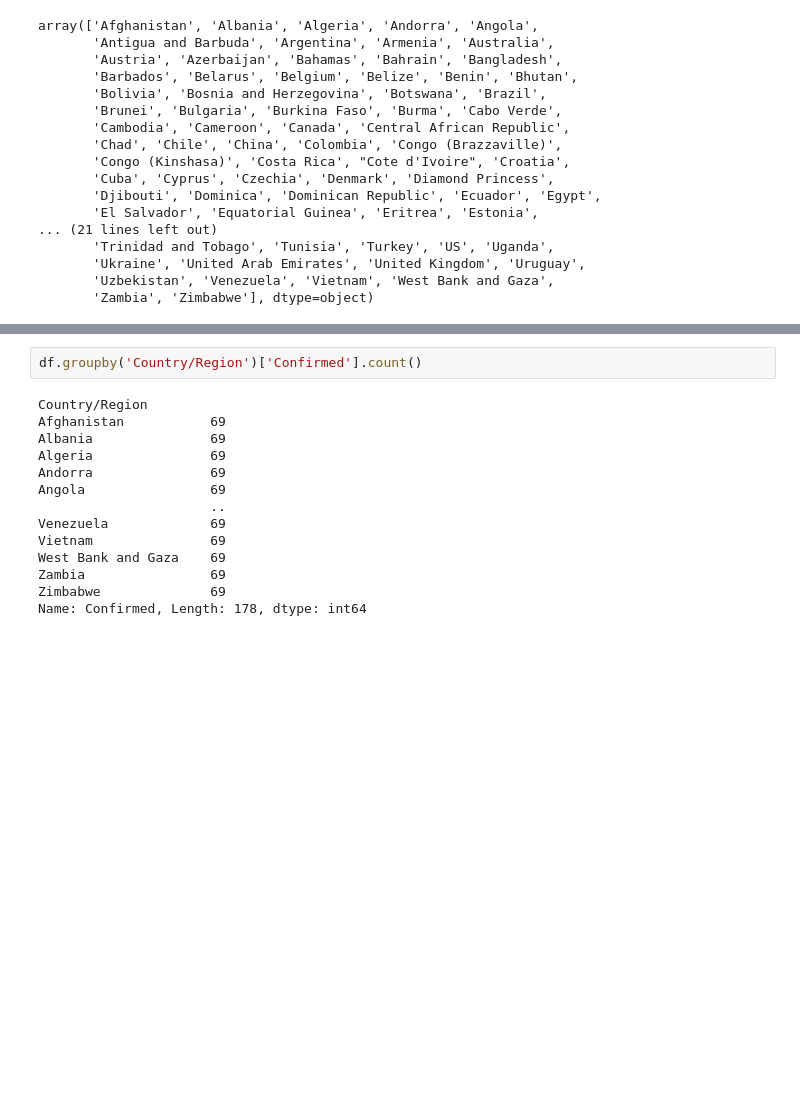
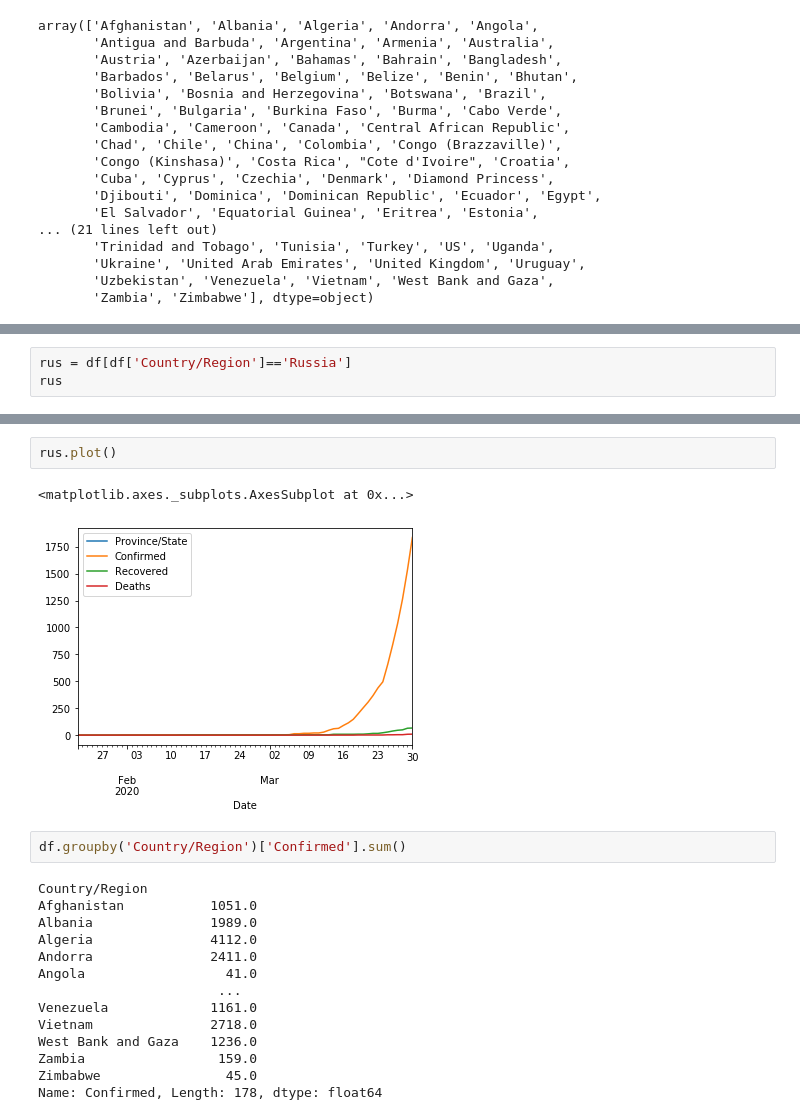
Before and after one commit to dm-fedorov/pandas_basic, a Jupyter notebook: COVID-19.ipynb, the cells around one changed output, grey strips where cells are left out. Cells and saved outputs as stored; diff of their text form; blank space fills up the shorter version.

```diff
--- a/COVID-19.ipynb
+++ b/COVID-19.ipynb
@@ -45,0 +44,3 @@ array(['Afghanistan', 'Albania', 'Algeria', 'Andorra', 'Angola',
+# %%
+rus = df[df['Country/Region']=='Russia']
+rus
@@ -46,16 +83,21 @@ array(['Afghanistan', 'Albania', 'Algeria', 'Andorra', 'Angola',
+# %%
+rus.plot()
+# %% [output]
+<matplotlib.axes._subplots.AxesSubplot at 0x...>
+[figure, added]
 # %%
-df.groupby('Country/Region')['Confirmed'].count()
+df.groupby('Country/Region')['Confirmed'].sum()
 # %% [output]
 Country/Region
-Afghanistan           69
-Albania               69
-Algeria               69
-Andorra               69
-Angola                69
-                      ..
-Venezuela             69
-Vietnam               69
-West Bank and Gaza    69
-Zambia                69
-Zimbabwe              69
-Name: Confirmed, Length: 178, dtype: int64
+Afghanistan           1051.0
+Albania               1989.0
+Algeria               4112.0
+Andorra               2411.0
+Angola                  41.0
+                       ...
+Venezuela             1161.0
+Vietnam               2718.0
+West Bank and Gaza    1236.0
+Zambia                 159.0
+Zimbabwe                45.0
+Name: Confirmed, Length: 178, dtype: float64
```
Also changed, not shown: parts of 5 cells of this notebook.
